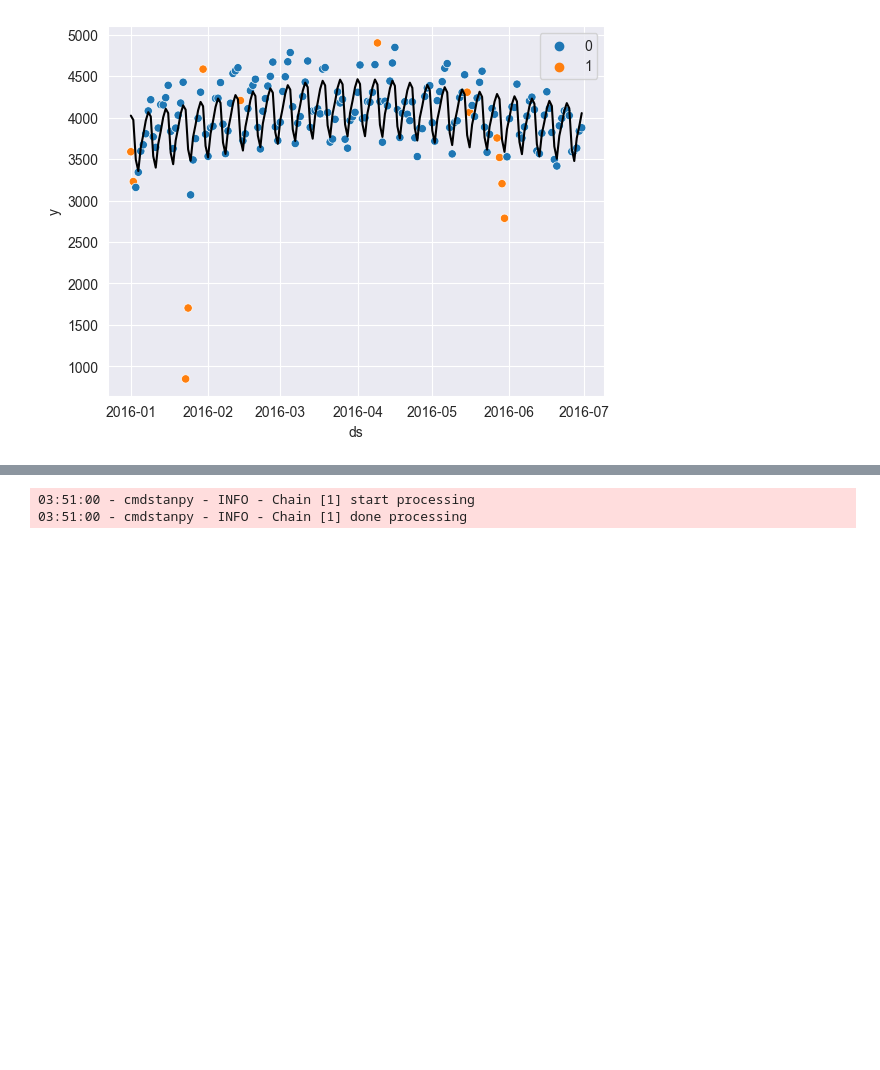
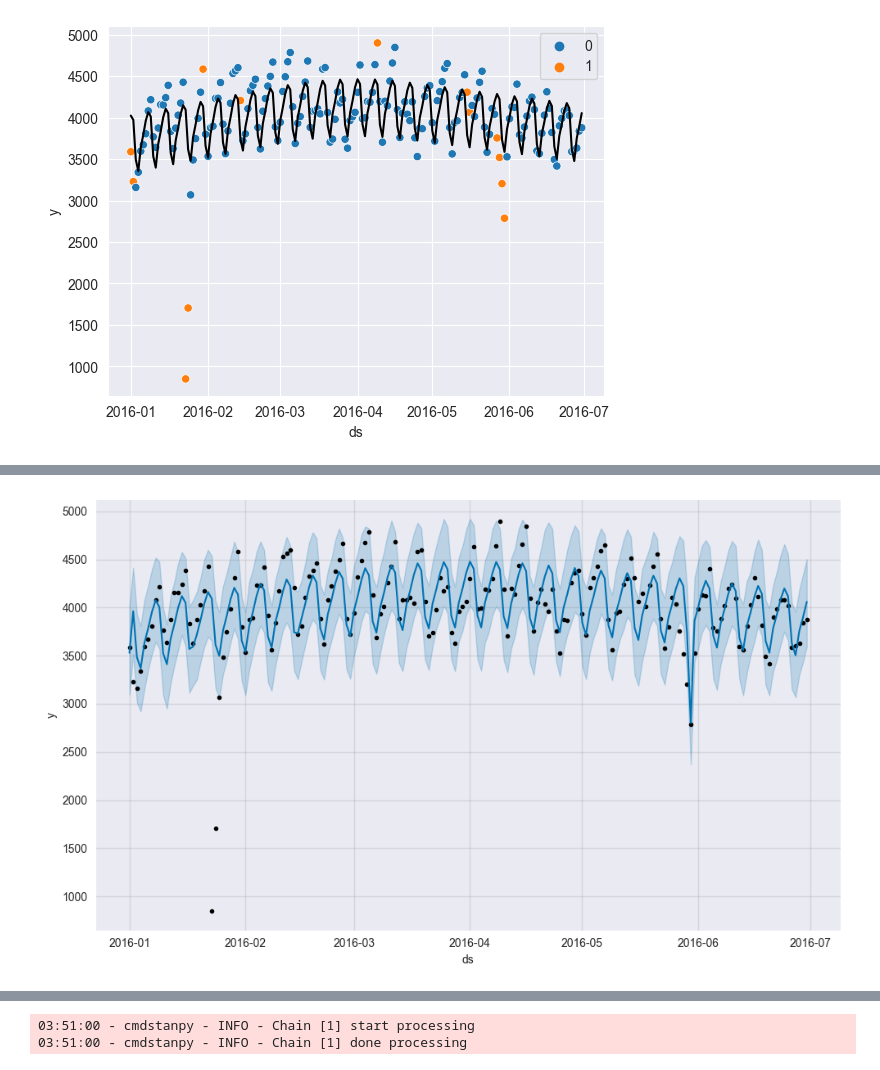
Before and after one commit to Pavionio/Fear_and_Hate_in_Taxi, a Jupyter notebook: remove_anomalies.ipynb, the cells around one changed output, grey strips where cells are left out. Drawn from its saved outputs; the diff is of its cells as text; code cells hidden in the pictures; blank space fills up the shorter version.

```diff
--- a/remove_anomalies.ipynb
+++ b/remove_anomalies.ipynb
@@ -63,0 +66,4 @@ sns.lineplot(x='ds', y='yhat', data=performance, color='black')
+# %%
+m = Prophet()
+m.add_country_holidays(country_name='US')
+m.fit(df)
@@ -63,0 +74,5 @@ sns.lineplot(x='ds', y='yhat', data=performance, color='black')
+# %%
+forecast = m.predict(df)
+m.plot(forecast);
+# %% [output]
+[figure, added]
```
Also changed, not shown: parts of 5 cells of this notebook.
